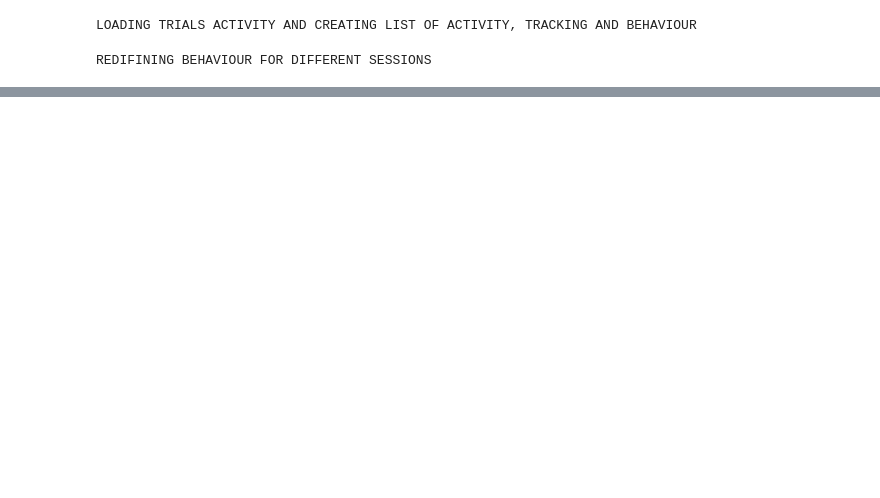
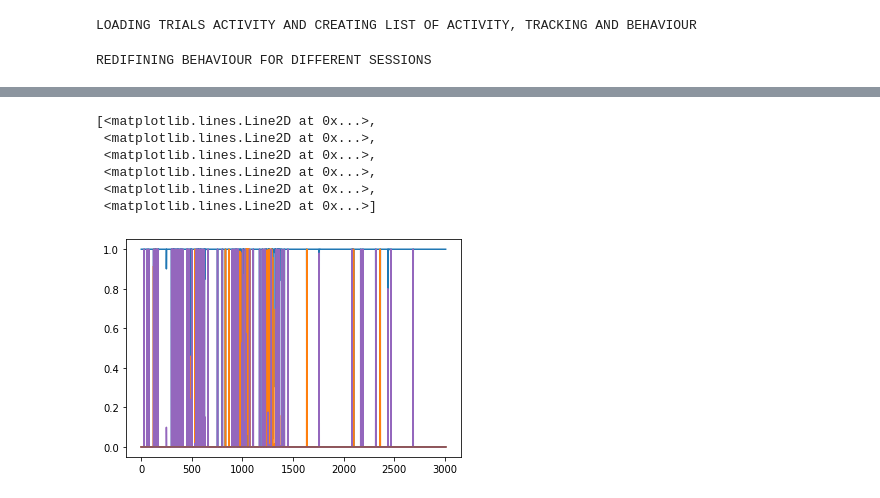
Before and after one commit to melisamc89/neural_analysys, a Jupyter notebook: src/cca_decoding_resting.ipynb, the cells around one changed output, grey strips where cells are left out. Drawn from its saved outputs; the diff is of its cells as text; code cells hidden in the pictures; blank space fills up the shorter version.

```diff
--- a/src/cca_decoding_resting.ipynb
+++ b/src/cca_decoding_resting.ipynb
@@ -465,0 +384,10 @@ performance_cca_unsup_std = np.zeros((10,4))
+# %%
+plt.plot(y_pred_cca)
+# %% [output]
+[<matplotlib.lines.Line2D at 0x...>,
+ <matplotlib.lines.Line2D at 0x...>,
+ <matplotlib.lines.Line2D at 0x...>,
+ <matplotlib.lines.Line2D at 0x...>,
+ <matplotlib.lines.Line2D at 0x...>,
+ <matplotlib.lines.Line2D at 0x...>]
+[figure, added]
```
Also changed, not shown: parts of 5 cells of this notebook, 3 other files.
